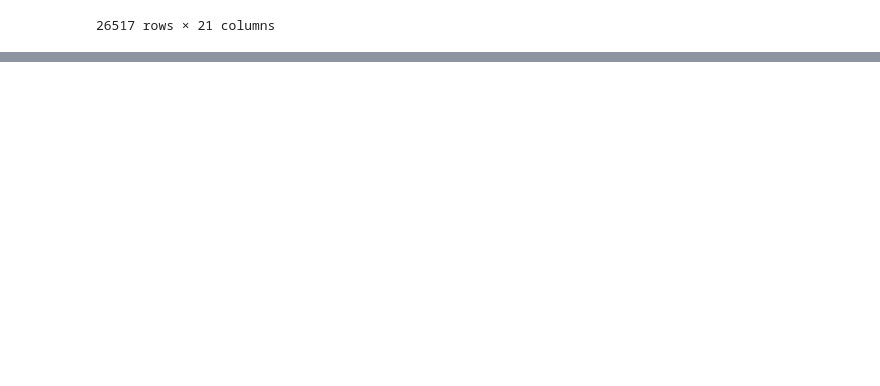
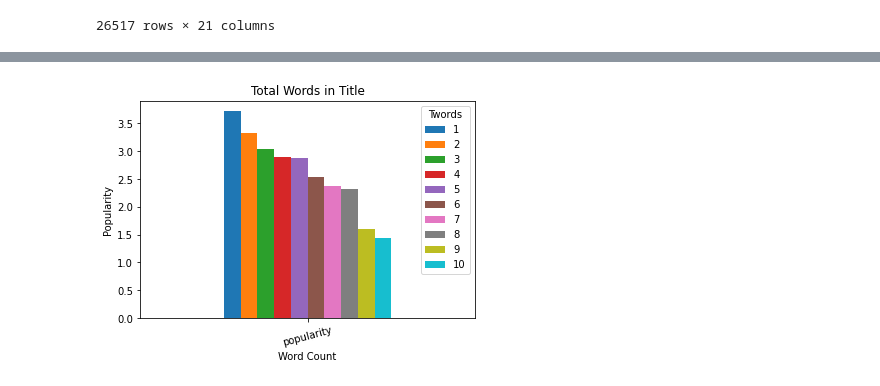
Before and after one commit to ScottyDebuggin/dsc-phase-2-project-v3, a Jupyter notebook: FINAL.ipynb, the cells around one changed output, grey strips where cells are left out. Cells and saved outputs as stored; diff of their text form; code cells hidden in the pictures; blank space fills up the shorter version.

```diff
--- a/FINAL.ipynb
+++ b/FINAL.ipynb
@@ -353,0 +525,13 @@ plt.show()
+# %%
+# Make a new column, containing the count of space characters, per movie title
+tmdb_moviesCLEAN['Twords'] = tmdb_moviesCLEAN['movieNAME'].str.count(' ')
+# %%
+# Pull the 'popularity' and 'Twords' columns into a new dataframe
+Extract = ['popularity', 'Twords']
+Words_per_pop = tmdb_moviesCLEAN[Extract]
+
+# Add 1 across Twords to account, because spaces were counted, not actual words
+Words_per_pop['Twords'] += 1
+# Convert 'Twords' to float, so it can be calculated with 'popularity' values
+Words_per_pop['popularity'] = Words_per_pop['popularity'].astype(float)
+Words_per_pop
@@ -353,0 +552,7 @@ plt.show()
+# %%
+# Calculate the mean popularity for unique values of 'Twords'
+Title_Count = Words_per_pop.groupby('Twords')['popularity'].mean().reset_index()
+
+# Transpose the dataframe to have 'Twords' as columns
+Title_Count = Title_Count.set_index('Twords').T
+Title_Count
@@ -353,0 +563,4 @@ plt.show()
+# %%
+# Drop columns where the column names are greater than 10 (for more efficient readability)
+Title_Count = Title_Count.drop(columns=Title_Count.columns[Title_Count.columns.astype(int) > 10])
+Title_Count
@@ -353,0 +570,13 @@ plt.show()
+# %%
+Title_Count.plot(kind='bar')
+
+plt.xlabel('Word Count')
+plt.xticks(rotation=15)
+
+plt.ylabel('Popularity')
+
+plt.title('Total Words in Title')
+
+plt.show()
+# %% [output]
+[figure, added]
```
Also changed, not shown: parts of 65 cells of this notebook, 2 other files.
